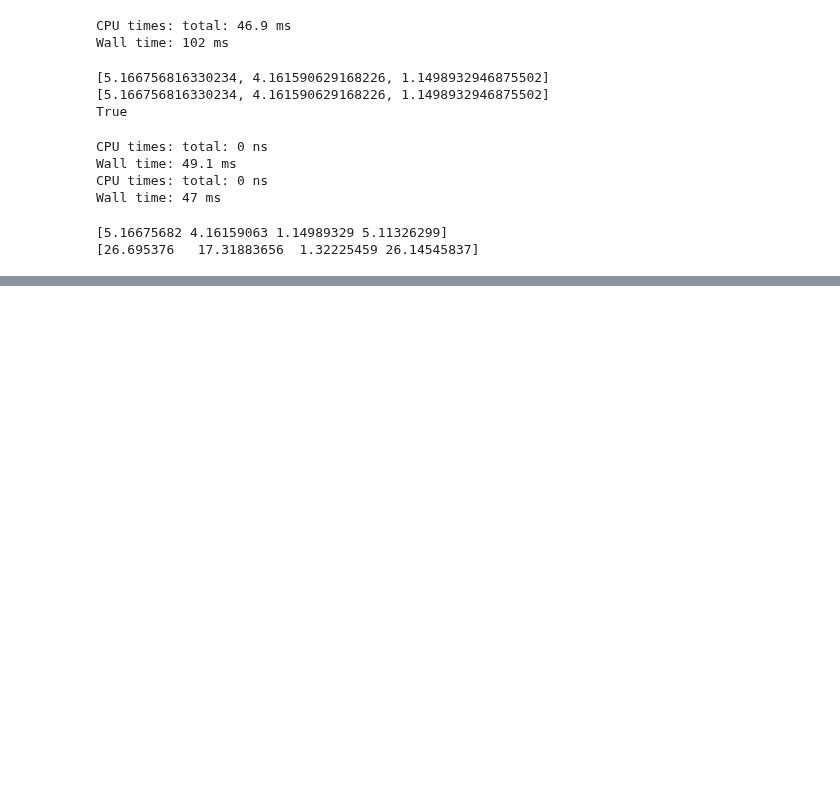
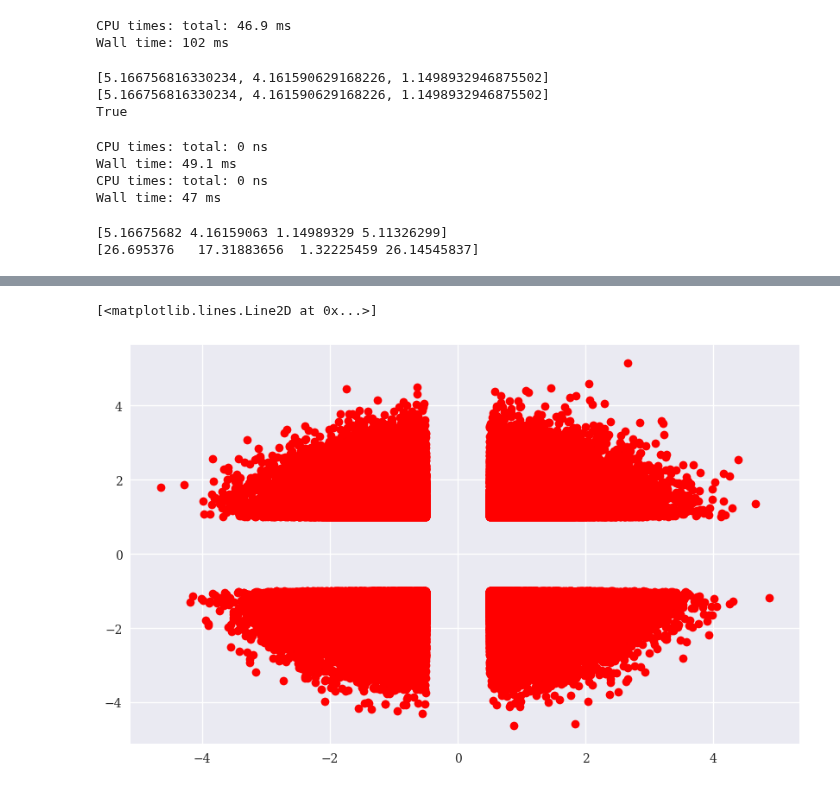
Before and after one commit to DoTheDishesPlz/ML, a Jupyter notebook: Py4Fi/IO Operations.ipynb, the cells around one changed output, grey strips where cells are left out. Drawn from its saved outputs; the diff is of its cells as text; code cells hidden in the pictures; blank space fills up the shorter version.

```diff
--- a/Py4Fi/IO Operations.ipynb
+++ b/Py4Fi/IO Operations.ipynb
@@ -70,0 +318,7 @@ y [26.695376   17.31883656  1.32225459 26.14545837]
+# %%
+%%time
+q = '(No1 < -0.5 | No1 > 0.5) & (No2 < -1 | No2 > 1)'
+res = data[['No1','No2']].query(q)
+plt.figure(figsize=(10,6))
+plt.plot(res['No1'],res['No2'],'ro')
+# %% [output]
@@ -70,0 +327,2 @@ y [26.695376   17.31883656  1.32225459 26.14545837]
+[<matplotlib.lines.Line2D at 0x...>]
+[figure, added]
```
Also changed, not shown: parts of 27 cells of this notebook.
